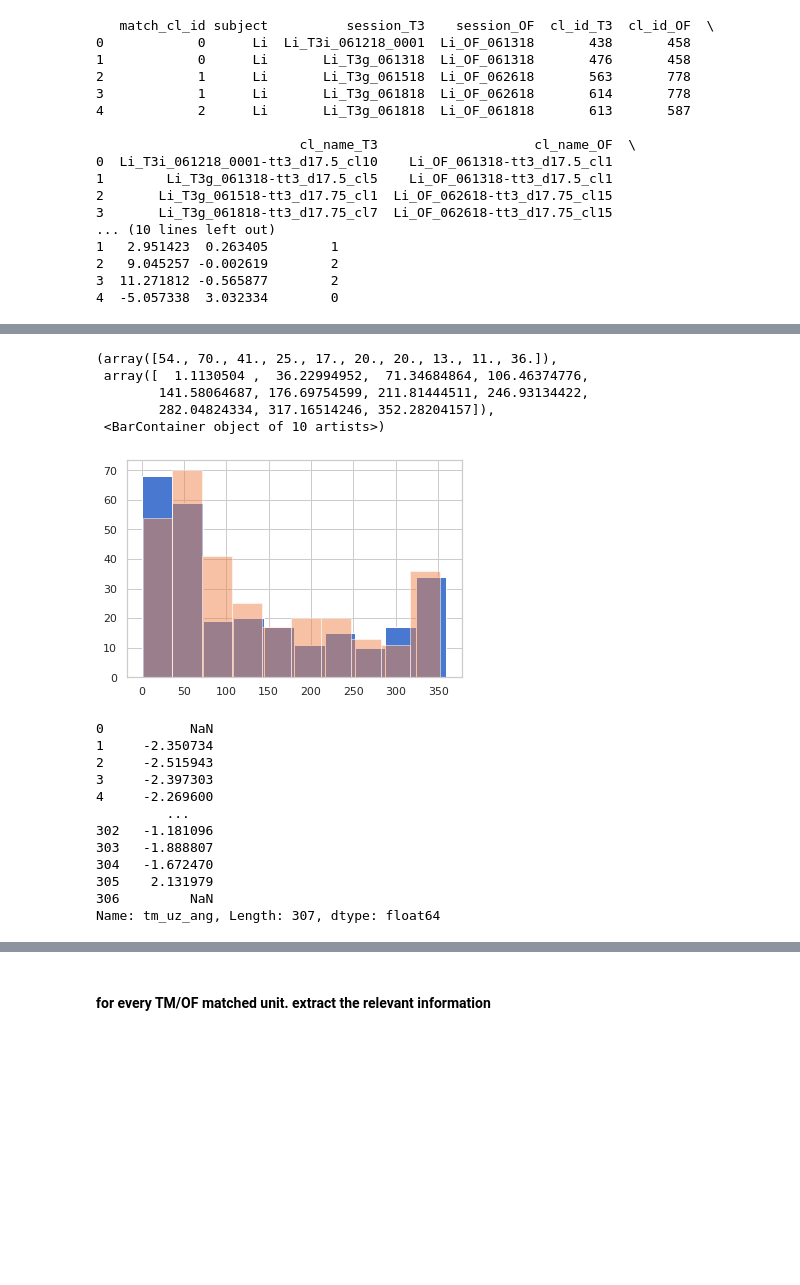
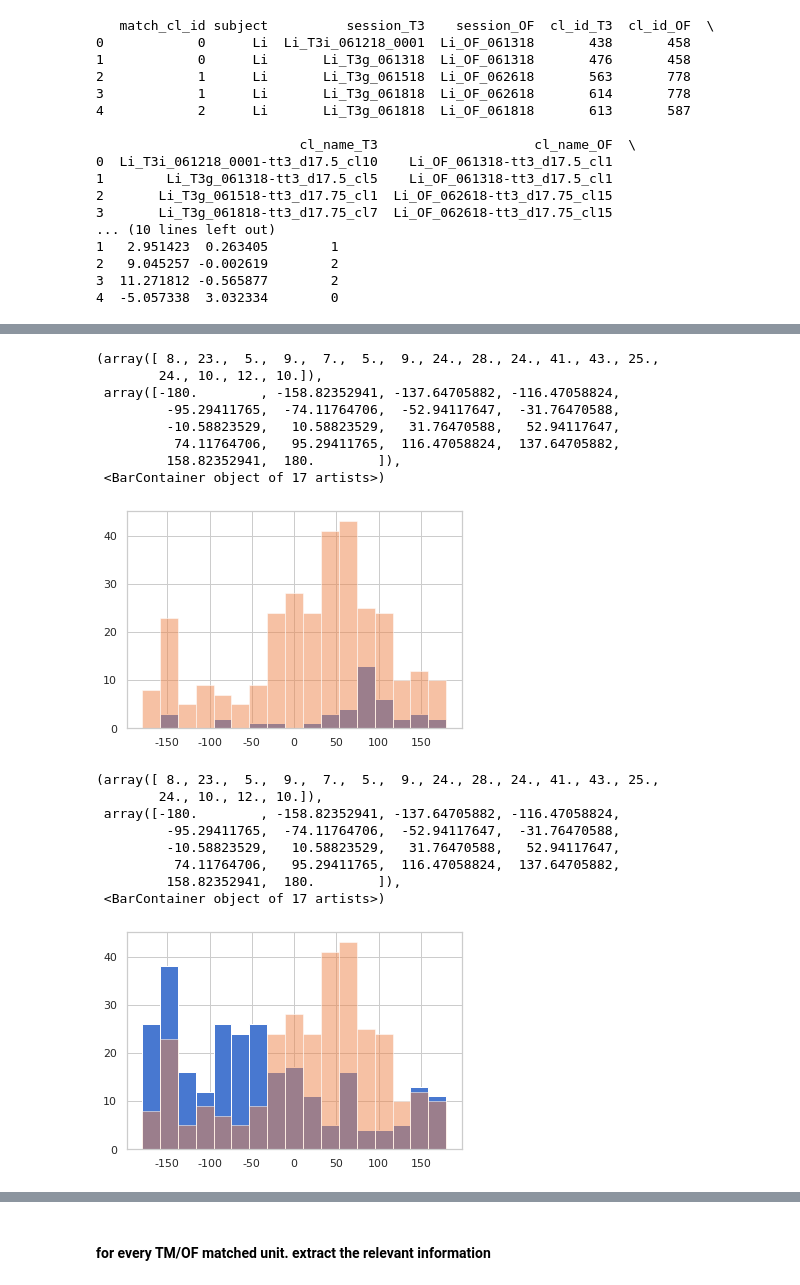
Before and after one commit to alexgonzl/TMA, a Jupyter notebook: Notebooks/TM/clustered_head_direction_analyses.ipynb, the cells around one changed output, grey strips where cells are left out. Saved outputs shown, nothing was run; the diff lists cells and outputs as text; code cells hidden in the pictures; blank space fills up the shorter version.

```diff
--- a/Notebooks/TM/clustered_head_direction_analyses.ipynb
+++ b/Notebooks/TM/clustered_head_direction_analyses.ipynb
@@ -140,26 +126,29 @@ sns.heatmap(table[cols].dropna())
 # %%
-plt.hist(np.rad2deg(table['tm_uz_ang'])+180, )
-plt.hist(np.rad2deg(table['of_hd_ang']),alpha=0.5)
+bins = np.linspace(-180,180,18)
+plt.hist(np.rad2deg(np.angle(table['tm_All'])), bins=bins)
+plt.hist(np.rad2deg(table['of_hd_ang']),bins=bins,alpha=0.5)
 # %% [output]
-(array([54., 70., 41., 25., 17., 20., 20., 13., 11., 36.]),
- array([  1.1130504 ,  36.22994952,  71.34684864, 106.46374776,
-        141.58064687, 176.69754599, 211.81444511, 246.93134422,
-        282.04824334, 317.16514246, 352.28204157]),
- <BarContainer object of 10 artists>)
+(array([ 8., 23.,  5.,  9.,  7.,  5.,  9., 24., 28., 24., 41., 43., 25.,
+        24., 10., 12., 10.]),
+ array([-180.        , -158.82352941, -137.64705882, -116.47058824,
+         -95.29411765,  -74.11764706,  -52.94117647,  -31.76470588,
+         -10.58823529,   10.58823529,   31.76470588,   52.94117647,
+          74.11764706,   95.29411765,  116.47058824,  137.64705882,
+         158.82352941,  180.        ]),
+ <BarContainer object of 17 artists>)
-[figure, old version]
+[figure, new version]
-# %%
-table['tm_uz_ang']
-# %% [output]
-0           NaN
-1     -2.350734
-2     -2.515943
-3     -2.397303
-4     -2.269600
-         ...
-302   -1.181096
-303   -1.888807
-304   -1.672470
-305    2.131979
-306         NaN
-Name: tm_uz_ang, Length: 307, dtype: float64
+# %%
+bins = np.linspace(-180,180,18)
+plt.hist(np.rad2deg(np.angle(table['tm_xsamp'])), bins=bins)
+plt.hist(np.rad2deg(table['of_hd_ang']),bins=bins,alpha=0.5)
+# %% [output]
+(array([ 8., 23.,  5.,  9.,  7.,  5.,  9., 24., 28., 24., 41., 43., 25.,
+        24., 10., 12., 10.]),
+ array([-180.        , -158.82352941, -137.64705882, -116.47058824,
+         -95.29411765,  -74.11764706,  -52.94117647,  -31.76470588,
+         -10.58823529,   10.58823529,   31.76470588,   52.94117647,
+          74.11764706,   95.29411765,  116.47058824,  137.64705882,
+         158.82352941,  180.        ]),
+ <BarContainer object of 17 artists>)
+[figure, added]
 # %%
```
Also changed, not shown: parts of 87 cells of this notebook, 7 other files.
